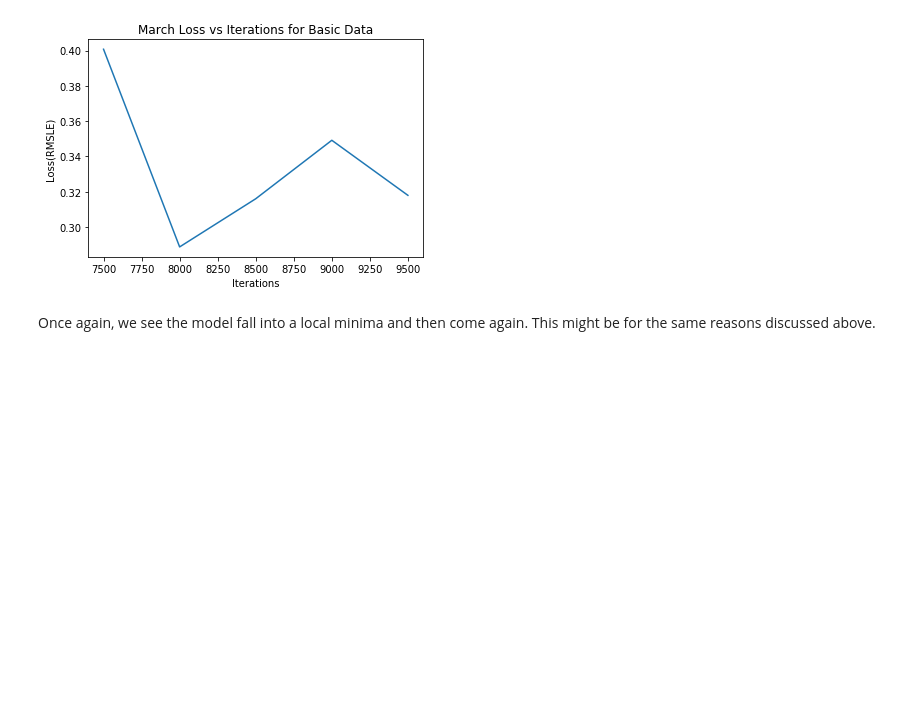
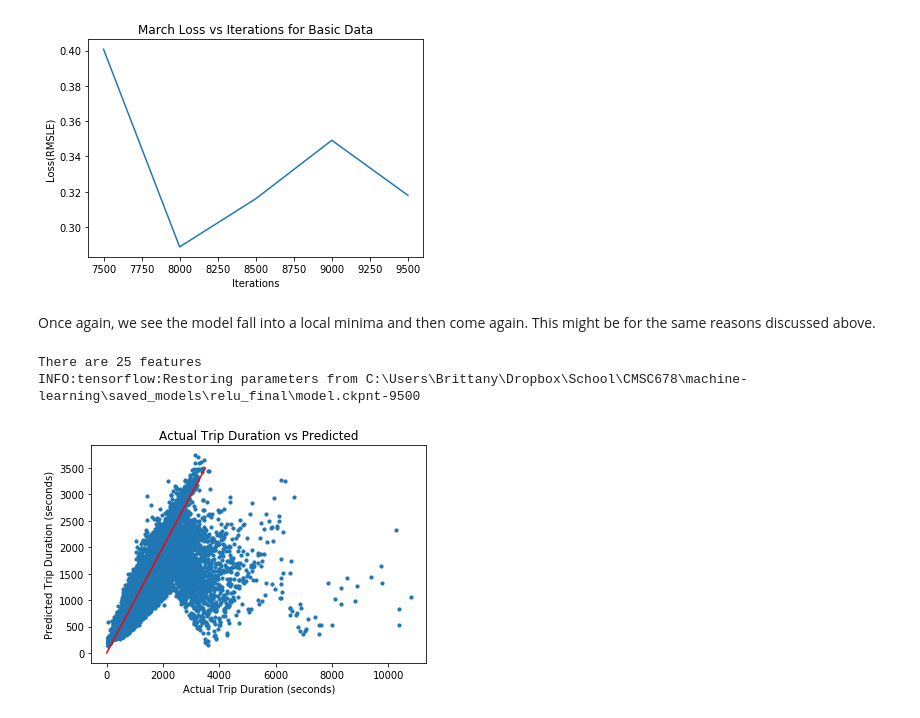
Before and after one commit to nichollsbr/machine-learning, a Jupyter notebook: NeuralNetAnalysis.ipynb, the cells around one changed output. Cells and saved outputs as stored; diff of their text form; code cells hidden in the pictures; blank space fills up the shorter version.

```diff
--- a/NeuralNetAnalysis.ipynb
+++ b/NeuralNetAnalysis.ipynb
@@ -498,0 +814,21 @@ Once again, we see the model fall into a local minima and then come again.  This
+# %%
+predictions = buildNeuralNetRMSLEPrediction(test_data, test_minutes_labels, 9500)
+# %% [output]
+There are 25 features
+INFO:tensorflow:Restoring parameters from C:\Users\Brittany\Dropbox\School\CMSC678\machine-learning\saved_models\relu_final\model.ckpnt-9500
+# %%
+fig = plt.figure()
+
+ax = fig.add_subplot(111)
+ax.set_title('Actual Trip Duration vs Predicted')
+
+ax.set_xlabel('Actual Trip Duration (seconds)')
+ax.set_ylabel('Predicted Trip Duration (seconds)')
+
+ax.scatter(test_minutes_labels, predictions, s = 10)
+ax.plot([0, 3500], [0, 3500], color="red")
+
+plt.savefig("paper/actualVsPredictedRMSLE.png")
+plt.show()
+# %% [output]
+[figure, added]
```
Also changed, not shown: parts of 21 cells of this notebook, 26 other files.
